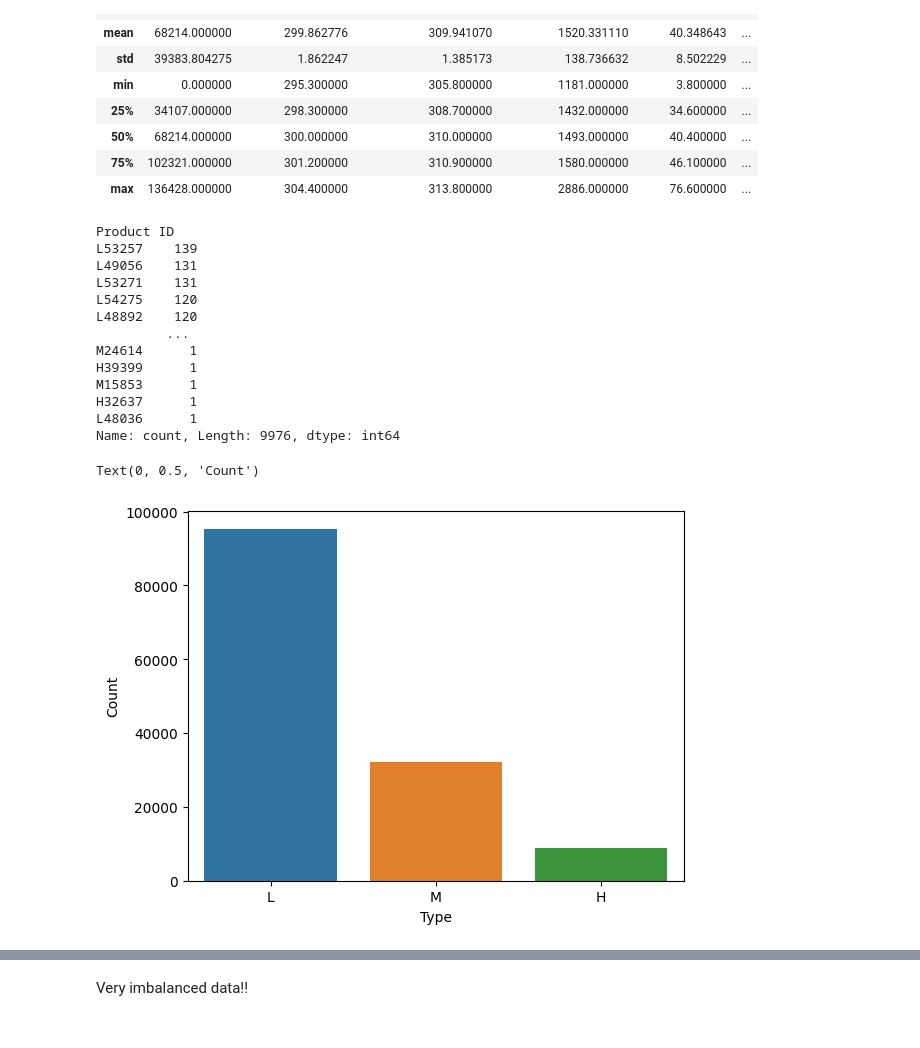
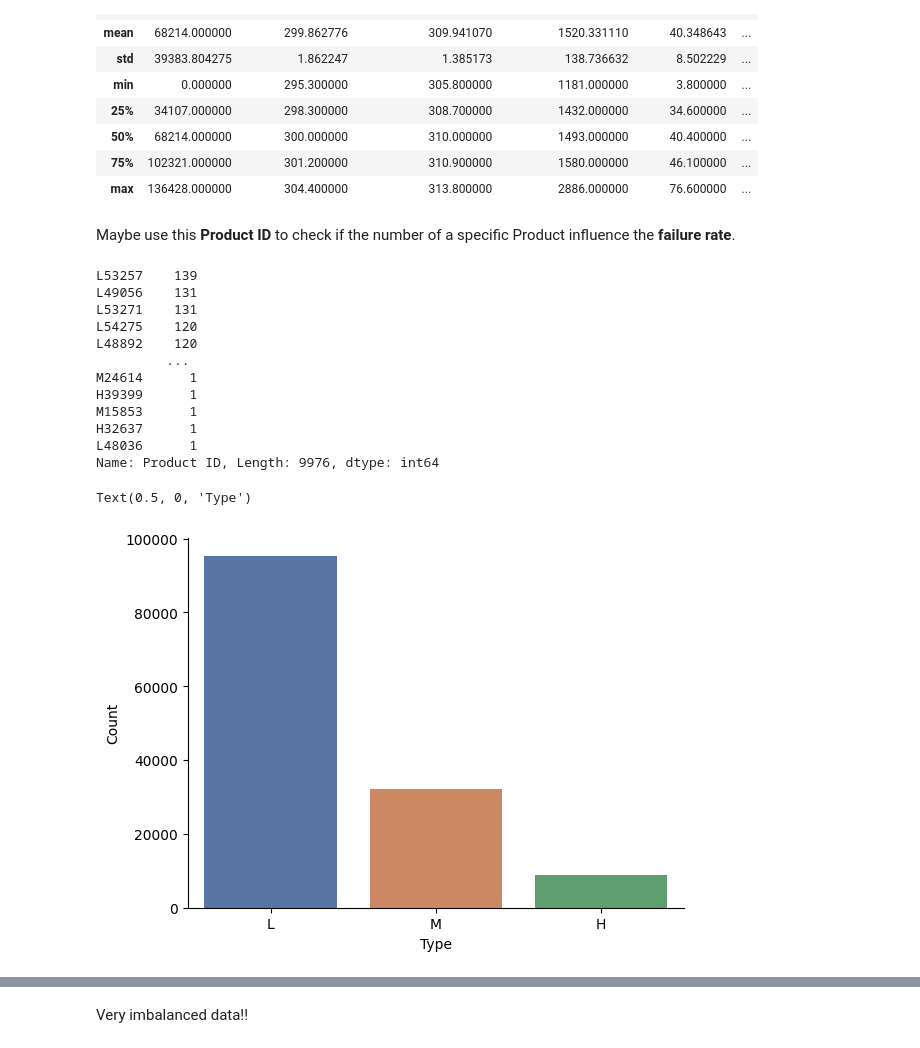
Before and after one commit to gustavocmiranda/DS_Projects, a Jupyter notebook: 02 - (Incomplete) Machine Failure Classification/machine_failure.ipynb, the cells around one changed output, grey strips where cells are left out. Drawn from its saved outputs; the diff is of its cells as text; code cells hidden in the pictures.

```diff
--- a/02 - (Incomplete) Machine Failure Classification/machine_failure.ipynb
+++ b/02 - (Incomplete) Machine Failure Classification/machine_failure.ipynb
@@ -9,7 +14,7 @@ import sklearn as sk
 import seaborn as sns
 import matplotlib.pyplot as plt
 # %%
-test_data = pd.read_csv("Data/test.csv")
-train_data = pd.read_csv("Data/train.csv")
+final_test_data = pd.read_csv("/content/drive/MyDrive/Data/test.csv")
+train_data = pd.read_csv("/content/drive/MyDrive/Data/train.csv")
 # %% [markdown]
 ### Visualizing data and basic statics
@@ -25,10 +39,11 @@ train_data.describe()
 | 50% | 68214.000000 | 300.000000 | 310.000000 | 1493.000000 | 40.400000 | ... |
 | 75% | 102321.000000 | 301.200000 | 310.900000 | 1580.000000 | 46.100000 | ... |
 | max | 136428.000000 | 304.400000 | 313.800000 | 2886.000000 | 76.600000 | ... |
+# %% [markdown]
+Maybe use this **Product ID** to check if the number of a specific Product influence the **failure rate**.
 # %%
 train_data['Product ID'].value_counts()
 # %% [output]
-Product ID
 L53257    139
 L49056    131
 L53271    131
@@ -40,13 +55,15 @@ H39399      1
 M15853      1
 H32637      1
 L48036      1
-Name: count, Length: 9976, dtype: int64
+Name: Product ID, Length: 9976, dtype: int64
 # %%
 class_counts = train_data['Type'].value_counts()
-sns.barplot(x= class_counts.index, y= class_counts.values)
+sns.barplot(x= class_counts.index, y= class_counts.values, hue= class_counts.index, palette='deep')
+sns.despine()
 plt.ylabel('Count')
+plt.xlabel('Type')
 # %% [output]
-Text(0, 0.5, 'Count')
+Text(0.5, 0, 'Type')
-[figure, old version]
+[figure, new version]
 # %%
 class_counts = train_data['Machine failure'].value_counts()
```
Also changed, not shown: parts of 26 cells of this notebook.
